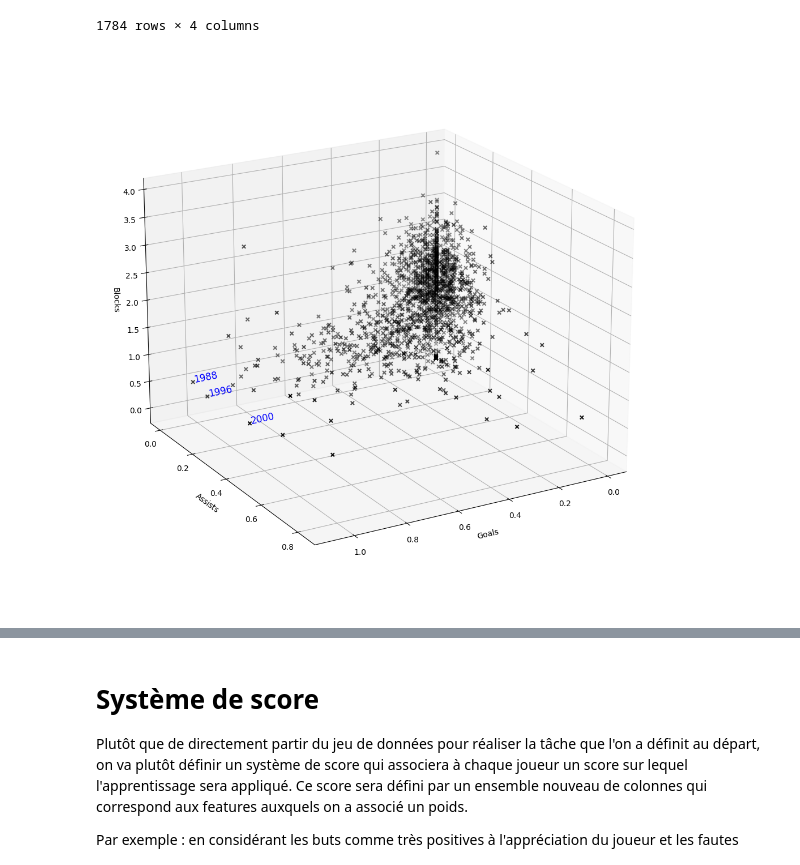
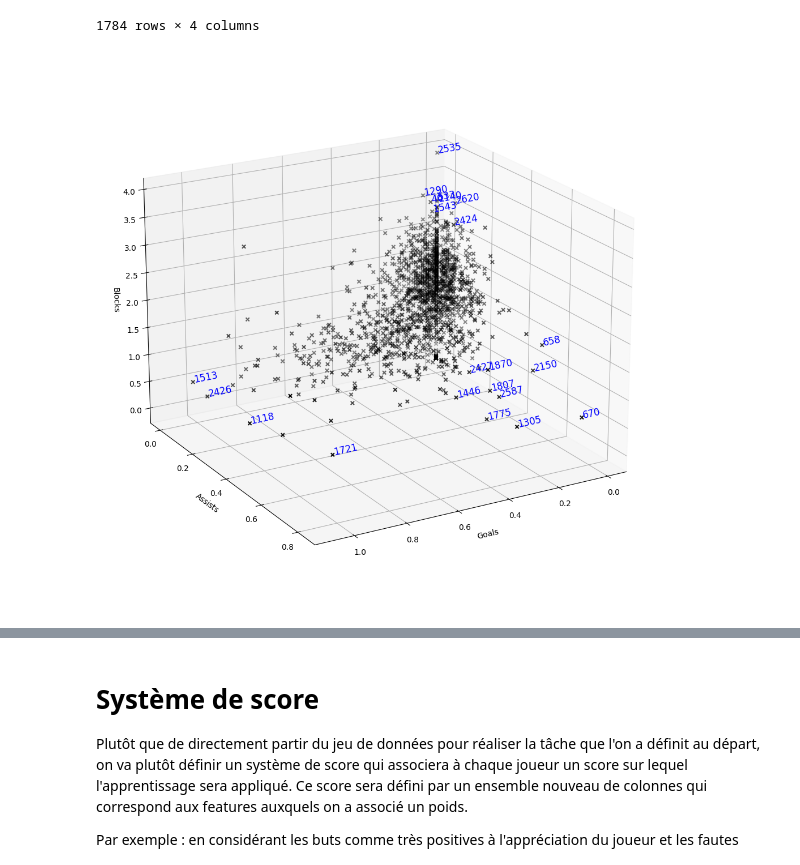
Before and after one commit to ThierryKunda/prediction-ballon-d-or, a Jupyter notebook: notebook.ipynb, the cells around one changed output, grey strips where cells are left out. Cells and saved outputs as stored; diff of their text form; code cells hidden in the pictures.

```diff
--- a/notebook.ipynb
+++ b/notebook.ipynb
@@ -162,7 +163,7 @@ dataset[dataset.notna()]
 ### Colonnes qui ne concernent pas directement le problème
 # %%
 # Liste à revoir
-to_delete = ['Rk', 'Player', 'Nation', 'Squad', 'Age']
+to_delete = ['Player', 'Nation', 'Squad', 'Age']
 dataset = dataset.drop(columns=to_delete)
 # %% [markdown]
 ### Colonnes à pourcentages
@@ -439,27 +369,27 @@ dataset.filter(['MP','Goals','Assists', 'Blocks'])
 # %%
 plt.style.use('_mpl-gallery')
 
 # Diagramme de dispersion
 player_numbers = list(dataset.iloc[:, 0])
 xs = list(dataset['Goals'])
 ys = list(dataset['Assists'])
 zs = list(dataset['Blocks'])
 fig, ax = plt.subplots(subplot_kw={"projection": "3d"})
 fig.set_size_inches(10,10)
 remarquables = []
 ax.scatter(xs, ys, zs, c='#000', marker='x')
 for infos in zip(player_numbers, xs, ys, zs):
-    if infos[1] >= 1 or infos[2] >= 1.5 or infos[3] >= 5 or (infos[1] >= 1 and infos[2] >= 1):
+    if infos[1] >= 1 or infos[2] >= 0.5 or infos[3] >= 3 or (infos[1] >= 0.5 and infos[2] >= 1) or (infos[2] >= 1 and infos[2] >= 1):
         remarquables.append(infos[0])
         ax.text(infos[1], infos[2], infos[3], str(infos[0]), fontdict={"fontsize": 12, "color": "blue"}, zdir='x')
 # for infos in zip(xs, ys, zs):
 #     ax.text(infos[0], infos[1], infos[2], f"Joueur n° {0}", fontdict={"fontsize": 12, "color": "r"}, zdir='x')
 
 ax.set_xlabel("Goals")
 ax.set_ylabel("Assists")
 ax.set_zlabel("Blocks")
 ax.view_init(20, 60)
 fig.tight_layout()
 plt.show()
 # %% [output]
-[figure, old version]
+[figure, new version]
```
Also changed, not shown: parts of 54 cells of this notebook.
